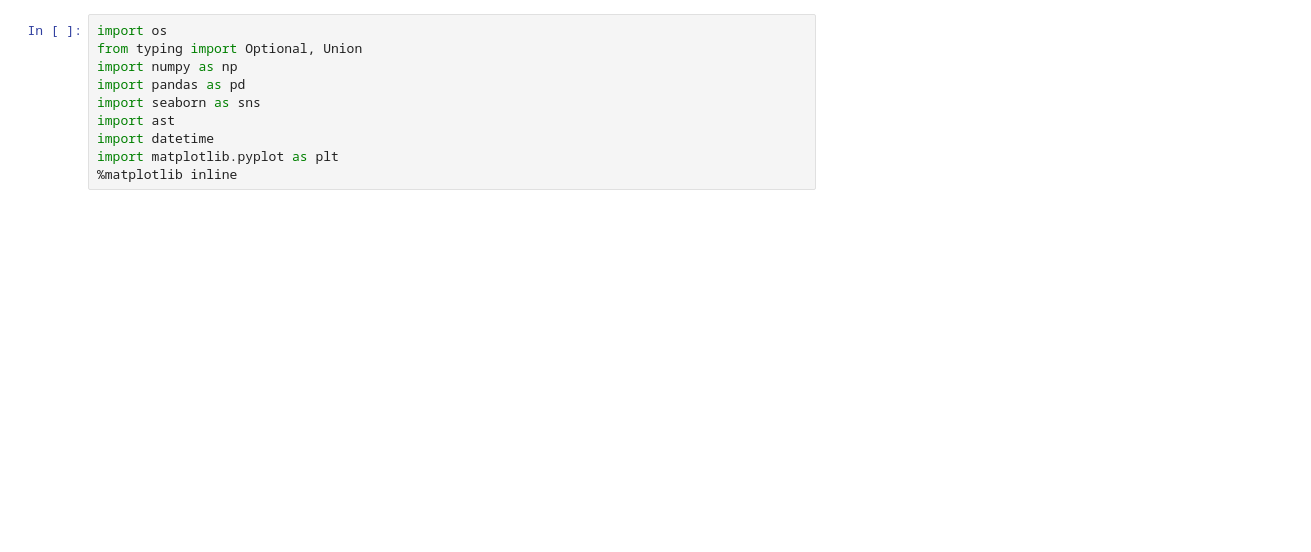
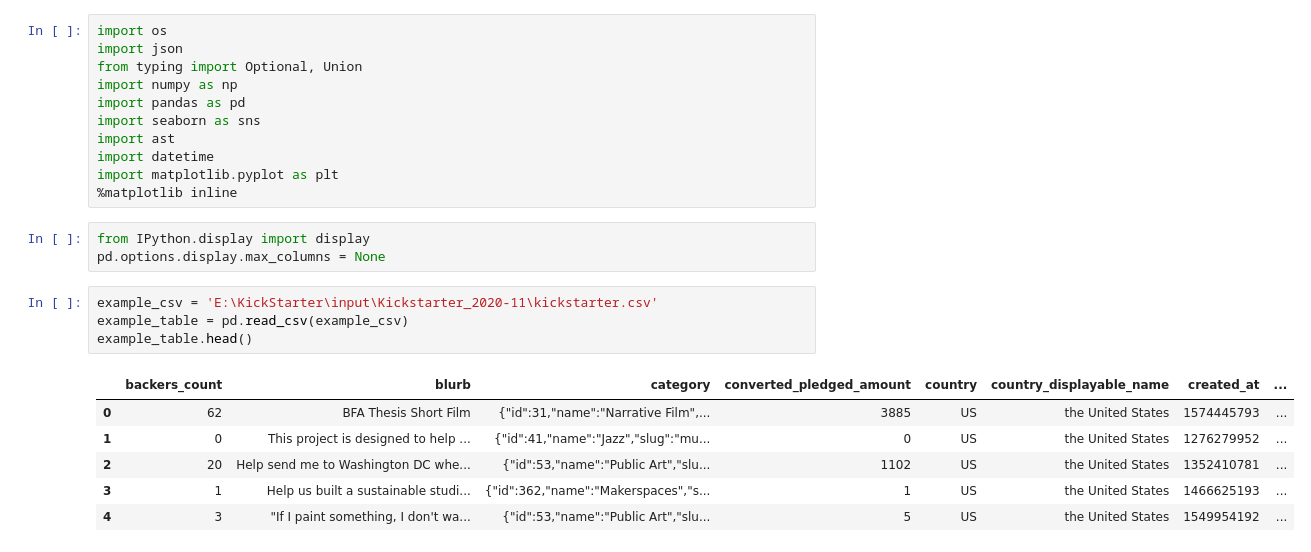
Before and after one commit to charlesfry/DataScience, a Jupyter notebook: Kickstarter/exploration.ipynb, the cells around one changed output. Cells and saved outputs as stored; diff of their text form; blank space fills up the shorter version.

```diff
--- a/Kickstarter/exploration.ipynb
+++ b/Kickstarter/exploration.ipynb
@@ -1,5 +1,6 @@
 # %%
 import os
+import json
 from typing import Optional, Union
 import numpy as np
 import pandas as pd
@@ -8,3 +9,17 @@ import ast
 import datetime
 import matplotlib.pyplot as plt
 %matplotlib inline
+# %%
+from IPython.display import display
+pd.options.display.max_columns = None
+# %%
+example_csv = 'E:\KickStarter\input\Kickstarter_2020-11\kickstarter.csv'
+example_table = pd.read_csv(example_csv)
+example_table.head()
+# %% [output]
+|  | backers_count | blurb | category | converted_pledged_amount | country | country_displayable_name | created_at | ... |
+| 0 | 62 | BFA Thesis Short Film | {"id":31,"name":"Narrative Film",... | 3885 | US | the United States | 1574445793 | ... |
+| 1 | 0 | This project is designed to help ... | {"id":41,"name":"Jazz","slug":"mu... | 0 | US | the United States | 1276279952 | ... |
+| 2 | 20 | Help send me to Washington DC whe... | {"id":53,"name":"Public Art","slu... | 1102 | US | the United States | 1352410781 | ... |
+| 3 | 1 | Help us built a sustainable studi... | {"id":362,"name":"Makerspaces","s... | 1 | US | the United States | 1466625193 | ... |
+| 4 | 3 | "If I paint something, I don't wa... | {"id":53,"name":"Public Art","slu... | 5 | US | the United States | 1549954192 | ... |
```
Also changed, not shown: parts of 15 cells of this notebook, 1 other file.
